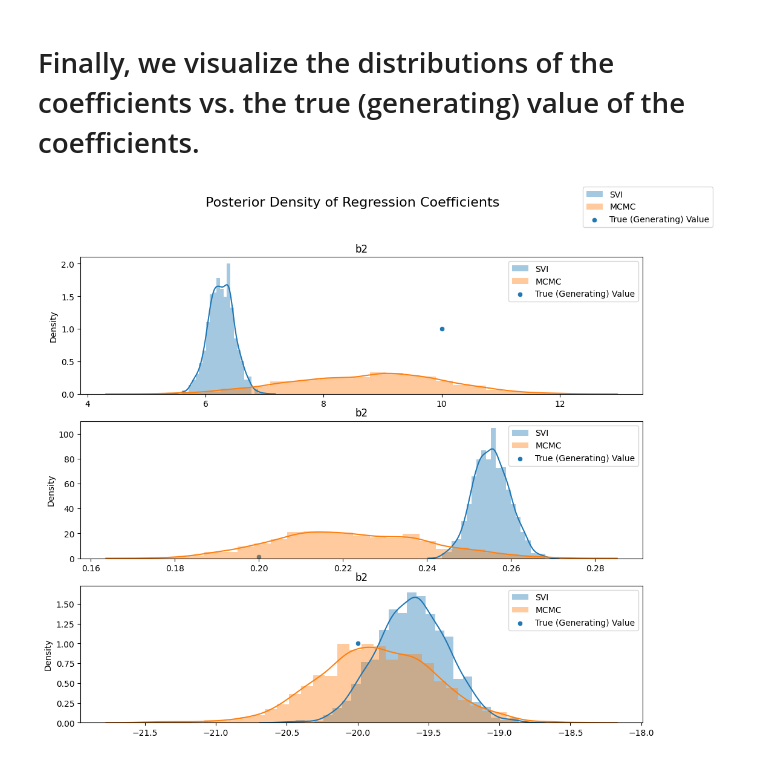
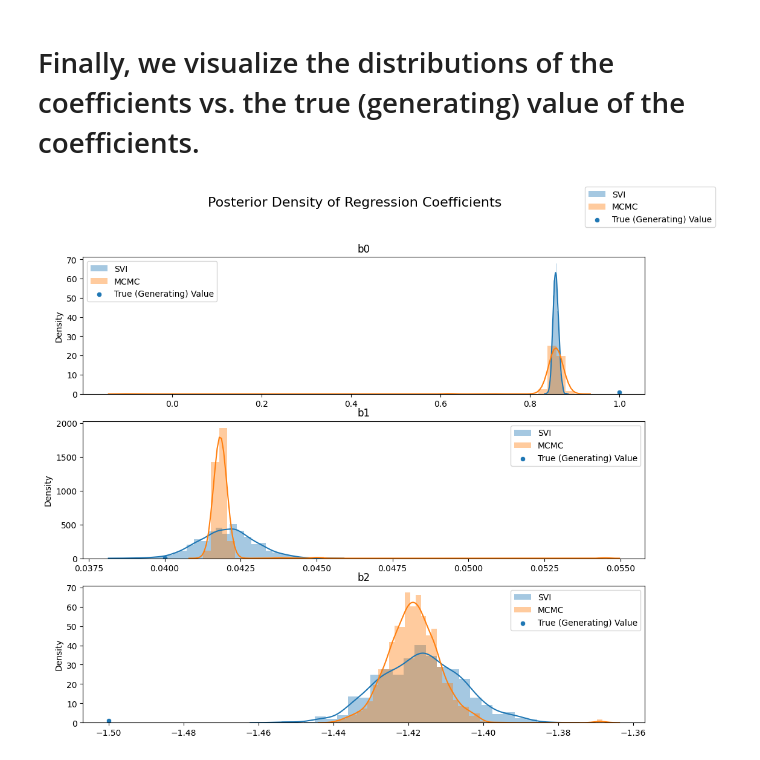
Before and after one commit to marcusdaly/ml-with-prob-prog, a Jupyter notebook: PoissonReg.ipynb, the cells around one changed output. Saved outputs shown, nothing was run; the diff lists cells and outputs as text; code cells hidden in the pictures.

Commit message:
Update to use log link function

```diff
--- a/PoissonReg.ipynb
+++ b/PoissonReg.ipynb
@@ -139,6 +130,6 @@ def generate_data(b, link, n_samples):
     return x, y
 # %%
 
-b = [10, 0.2, -20] # some reasonable weights! people like minigolfing when its warm and not rainy.
-num_samples = 365 # say we have a year's worth of data (in an extremely temperate climate!)
-x, y = generate_data(b, link, num_samples)
+b = torch.tensor([1., 0.04, -1.5]) # some reasonable weights! people like minigolfing when its warm and not rainy.
+num_samples = 10000 # say we have a year's worth of data (in an extremely temperate climate!)
+x, y = generate_data(b, num_samples)
@@ -166,7 +168,7 @@ svi = SVI(model,
 pyro.clear_param_store()
 num_iters = 10000
 for i in range(num_iters):
-    elbo = svi.step(x, y, link, b_scales=torch.tensor([10., 1., 10.]))
+    elbo = svi.step(x, y)
     if i % 1000 == 0:
         print("Elbo loss: {}".format(elbo))
 # %% [output]
@@ -184,7 +186,7 @@ Elbo loss: 1048.6141452789307
 num_samples = 1000
 predictive = Predictive(model, guide=guide, num_samples=num_samples)
 svi_samples = {k: v.reshape(num_samples).detach().cpu().numpy()
-               for k, v in predictive(x, y, link).items()
+               for k, v in predictive(x, y).items()
                if k != "obs"}
 # %%
 for site, values in summary(svi_samples).items():
@@ -208,7 +210,7 @@ Coefficient: b2
 nuts_kernel = NUTS(model)
 
 mcmc = MCMC(nuts_kernel, num_samples=2000, warmup_steps=250)
-mcmc.run(x, y, link, b_scales=torch.tensor([10., 1., 10.]))
+mcmc.run(x, y)
 
 hmc_samples = {k: v.detach().cpu().numpy() for k, v in mcmc.get_samples().items()}
 # %%
@@ -232,16 +234,16 @@ Coefficient: b2
 # %%
 coefs = ["b0", "b1", "b2"]
 
 fig, axs = plt.subplots(nrows=3, ncols=1, figsize=(12, 10))
 fig.suptitle("Posterior Density of Regression Coefficients", fontsize=16)
 for i, ax in enumerate(axs.reshape(-1)):
     coef = coefs[i]
     weight = b[i]
     sns.distplot(svi_samples[coef], ax=ax, label="SVI")
     sns.distplot(hmc_samples[coef], ax=ax, label="MCMC")
     sns.scatterplot([weight], [1], ax=ax, label="True (Generating) Value")
-    ax.set_title(site)
+    ax.set_title(coef)
 handles, labels = ax.get_legend_handles_labels()
 fig.legend(handles, labels, loc='upper right');
 # %% [output]
-[figure, old version]
+[figure, new version]
```
Also changed, not shown: parts of 10 cells of this notebook.
